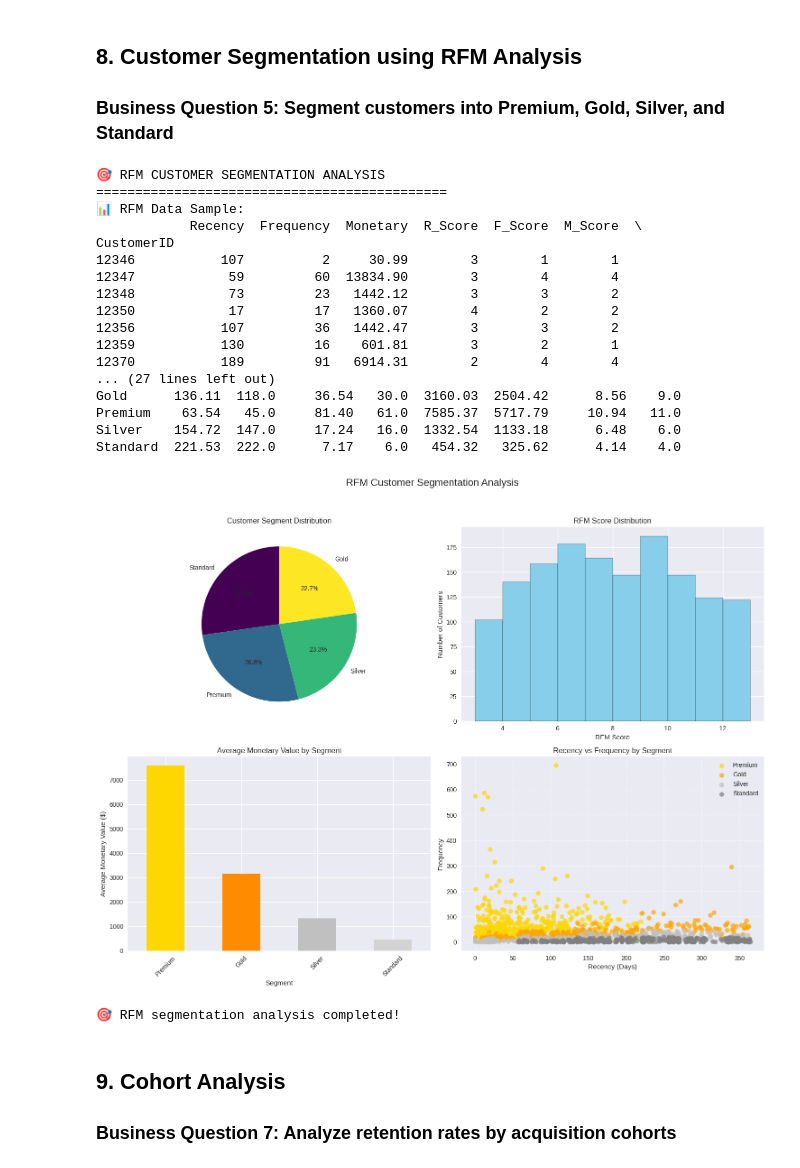
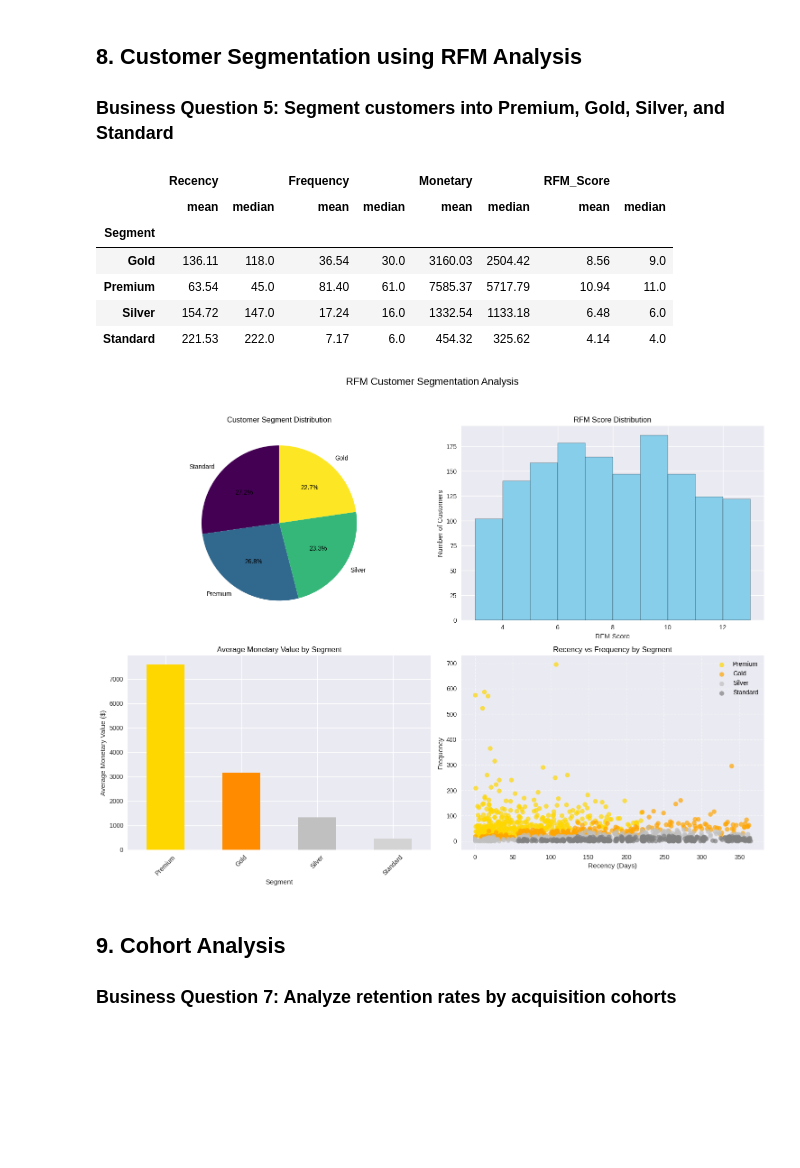
Before and after one commit to Shivappa/AIML, a Jupyter notebook: AI-Business-Case-Study-1/Ecommerce_Marketing_Sales_Analysis.ipynb, the cells around one changed output. Cells and saved outputs as stored; diff of their text form; code cells hidden in the pictures; blank space fills up the shorter version.

```diff
--- a/AI-Business-Case-Study-1/Ecommerce_Marketing_Sales_Analysis.ipynb
+++ b/AI-Business-Case-Study-1/Ecommerce_Marketing_Sales_Analysis.ipynb
@@ -770,8 +770,6 @@ Android                                  16.93
 ### Business Question 5: Segment customers into Premium, Gold, Silver, and Standard
 # %%
 # RFM Analysis for Customer Segmentation
-print("🎯 RFM CUSTOMER SEGMENTATION ANALYSIS")
-print("=" * 45)
 
 # Calculate RFM metrics for each customer
 analysis_date = online_sales['Transaction_Date'].max()
@@ -799,57 +797,44 @@ rfm_data['M_Score'] = rfm_data['M_Score'].astype(int)
 rfm_data['RFM_Score'] = rfm_data['R_Score'] + rfm_data['F_Score'] + rfm_data['M_Score']
 
 # Create customer segments based on RFM scores
 def assign_segment(row):
     if row['RFM_Score'] >= 10:
         return 'Premium'
     elif row['RFM_Score'] >= 8:
         return 'Gold'
     elif row['RFM_Score'] >= 6:
         return 'Silver'
     else:
         return 'Standard'
 
 rfm_data['Segment'] = rfm_data.apply(assign_segment, axis=1)
 
-print("📊 RFM Data Sample:")
-print(rfm_data.head(10))
+rfm_data.head()
 
 # Segment distribution
 segment_distribution = rfm_data['Segment'].value_counts()
 segment_percentages = (segment_distribution / len(rfm_data) * 100).round(1)
 
-print(f"\n🏆 CUSTOMER SEGMENT DISTRIBUTION:")
-for segment, count in segment_distribution.items():
-    print(f"{segment}: {count:,} customers ({segment_percentages[segment]}%)")
+segment_distribution.head()
+segment_percentages.head()
 
 # Segment characteristics
 segment_stats = rfm_data.groupby('Segment').agg({
     'Recency': ['mean', 'median'],
     'Frequency': ['mean', 'median'],
     'Monetary': ['mean', 'median'],
     'RFM_Score': ['mean', 'median']
 }).round(2)
 
-print(f"\n📈 SEGMENT CHARACTERISTICS:")
-print(segment_stats)
+segment_stats
 # %% [output]
-🎯 RFM CUSTOMER SEGMENTATION ANALYSIS
-=============================================
-📊 RFM Data Sample:
-            Recency  Frequency  Monetary  R_Score  F_Score  M_Score  \
-CustomerID
-12346           107          2     30.99        3        1        1
-12347            59         60  13834.90        3        4        4
-12348            73         23   1442.12        3        3        2
-12350            17         17   1360.07        4        2        2
-12356           107         36   1442.47        3        3        2
-12359           130         16    601.81        3        2        1
-12370           189         91   6914.31        2        4        4
-... (27 lines left out)
-Gold      136.11  118.0     36.54   30.0  3160.03  2504.42      8.56    9.0
-Premium    63.54   45.0     81.40   61.0  7585.37  5717.79     10.94   11.0
-Silver    154.72  147.0     17.24   16.0  1332.54  1133.18      6.48    6.0
-Standard  221.53  222.0      7.17    6.0   454.32   325.62      4.14    4.0
+|  | Recency |  | Frequency |  | Monetary |  | RFM_Score |  |
+|  | mean | median | mean | median | mean | median | mean | median |
+| Segment |  |  |  |  |  |  |  |  |
+| Gold | 136.11 | 118.0 | 36.54 | 30.0 | 3160.03 | 2504.42 | 8.56 | 9.0 |
+| Premium | 63.54 | 45.0 | 81.40 | 61.0 | 7585.37 | 5717.79 | 10.94 | 11.0 |
+| Silver | 154.72 | 147.0 | 17.24 | 16.0 | 1332.54 | 1133.18 | 6.48 | 6.0 |
+| Standard | 221.53 | 222.0 | 7.17 | 6.0 | 454.32 | 325.62 | 4.14 | 4.0 |
 # %%
 # Visualize RFM Segmentation
 
@@ -875,7 +860,7 @@ segment_monetary = rfm_data.groupby('Segment')['Monetary'].mean().sort_values(as
 segment_monetary.plot(kind='bar', color=['gold', 'darkorange', 'silver', 'lightgray'])
 plt.title('Average Monetary Value by Segment')
 plt.xlabel('Segment')
-plt.ylabel('Average Monetary Value ($)')
+plt.ylabel('Average Monetary Value')
 plt.xticks(rotation=45)
 
 # 4. Recency vs Frequency scatter plot by segment
@@ -893,11 +878,8 @@ plt.grid(True, linestyle='--', alpha=0.6)
 
 plt.tight_layout(rect=[0, 0.03, 1, 0.95])
 plt.show()
-
-print("🎯 RFM segmentation analysis completed!")
 # %% [output]
 [figure]
-🎯 RFM segmentation analysis completed!
 # %% [markdown]
 ## 9. Cohort Analysis
 ### Business Question 7: Analyze retention rates by acquisition cohorts
```
Also changed, not shown: parts of 6 cells of this notebook.
